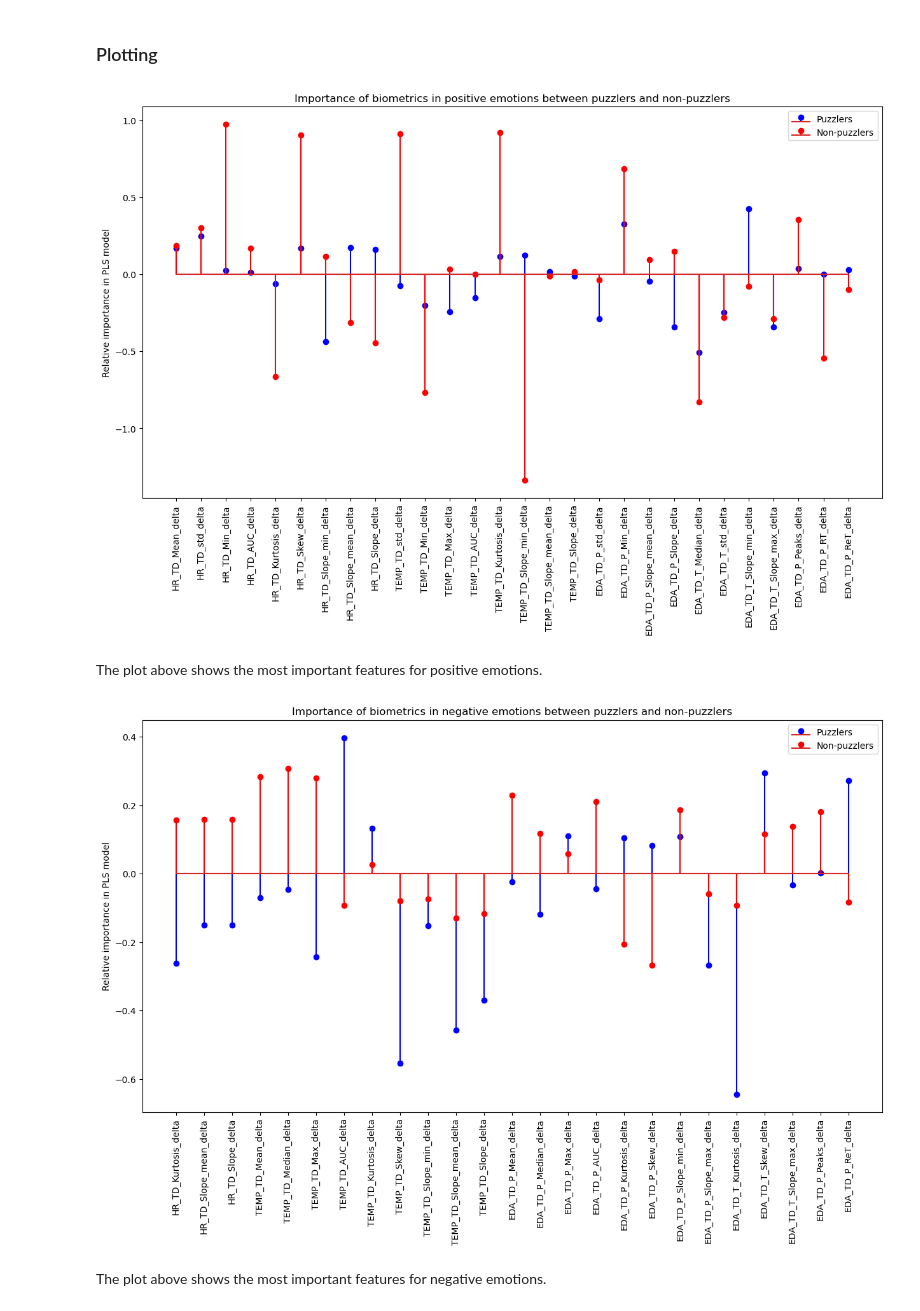
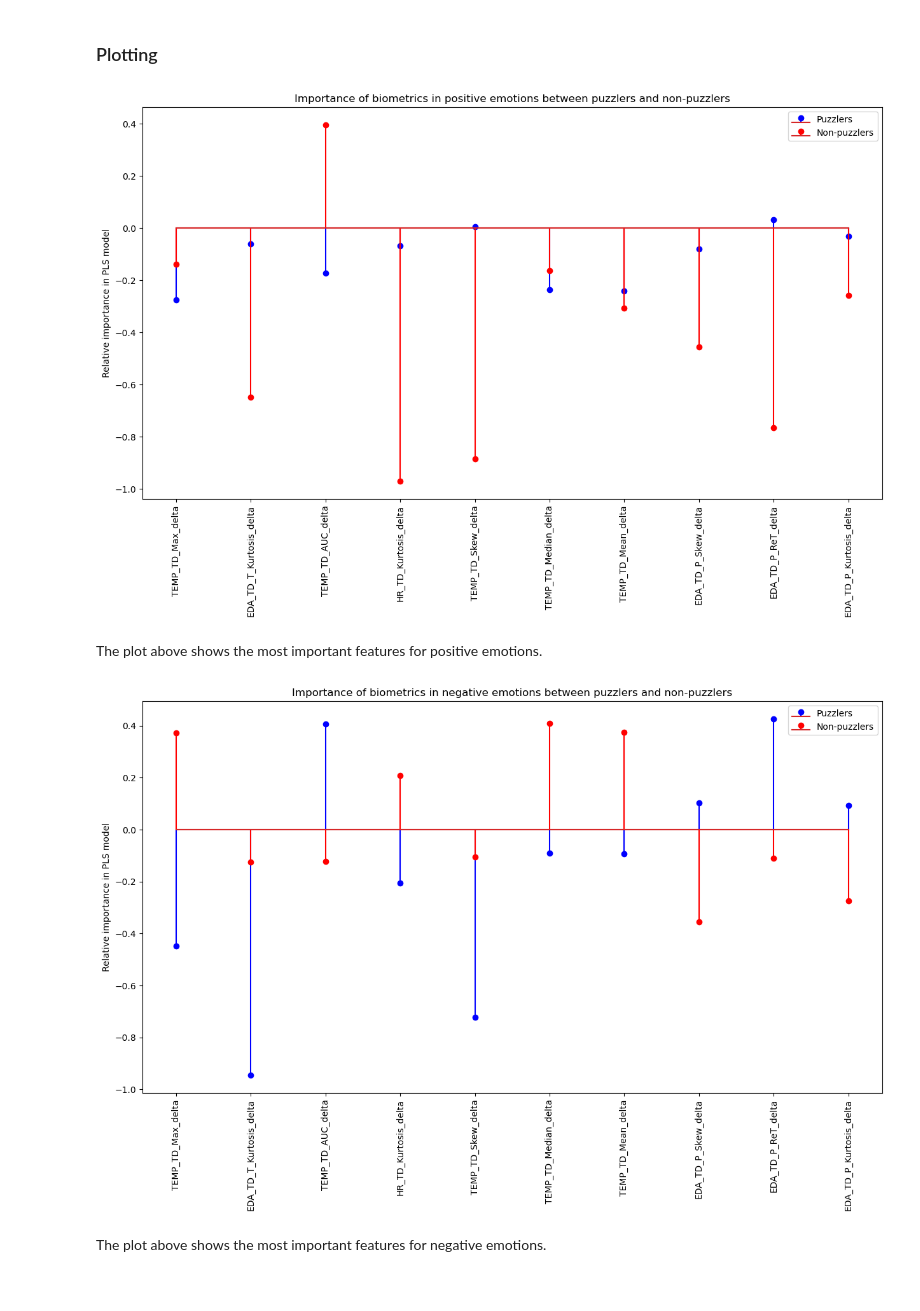
Before and after one commit to andrespat01/CompDataAnalysis, a Jupyter notebook: Case 2/PLS_JackKnife.ipynb, the cells around one changed output. Drawn from its saved outputs; the diff is of its cells as text; code cells hidden in the pictures.

```diff
--- a/Case 2/PLS_JackKnife.ipynb
+++ b/Case 2/PLS_JackKnife.ipynb
@@ -267,14 +287,39 @@ Fitting 10 folds for each of 11 candidates, totalling 110 fits
+# %%
+# we only wish to keep those columns where the value from coef_neg are among the 10 largest in abosulte value
+# we will then use these columns for the PLS model
+abs_coef_neg = np.abs(coef_neg)
+abs_coef_neg = abs_coef_neg.flatten()
+abs_coef_neg = np.sort(abs_coef_neg)
+abs_coef_neg = abs_coef_neg[::-1]
+abs_coef_neg = abs_coef_neg[:10]
+abs_coef_neg = abs_coef_neg.tolist()
+
+# find the columns that are among the 10 largest in absolute value
+columns = []
+for i in range(51):
+    for j in range(10):
+        if abs(coef_neg.flatten()[i]) == abs_coef_neg[j]:
+            columns.append(i)
 # %% [markdown]
 #### Columns for negative emotions to keep after Feature engeering
 # %%
-# We only wish to keep those columns where the confidence interval does not include 0
+# We only wish to keep those columns where the confidence interval does not include 0.
 unsignificant_columns_negative = []
 significant_columns_negative = []
+sign_coef = []
 for i in range(51):
     if conf_int[i,0] <= 0 <= conf_int[i,1]:
         unsignificant_columns_negative.append(X_puzzler.columns[i])
     else:
         significant_columns_negative.append(X_puzzler.columns[i])
+        sign_coef.append(abs(coef_neg.flatten()[i]))
+
+
+# Append abs_coef_neg to the columns, as dataframe
+df = pd.DataFrame(sign_coef, columns = ['coef'])
+df['columns'] = significant_columns_negative
+df = df.sort_values(by='coef', ascending=False)
+sign_columns_negative = df.head(10)['columns'].tolist()
 # %% [markdown]
 ### Same exercise as before, but for positive emotions
 # %%
@@ -469,7 +539,7 @@ Fitting 10 folds for each of 11 candidates, totalling 110 fits
 pls = PLSRegression()
 
 # Select relevant columns
-X_puzzler = puzzler[significant_columns_negative]
+X_puzzler = puzzler[sign_columns_negative]
 
 #normalize data OBS: Måske ikke nødvendigt
 X_puzzler = (X_puzzler - X_puzzler.mean()) / X_puzzler.std()
@@ -489,7 +559,7 @@ coef_puz_neg =grid.best_estimator_.coef_
 pls = PLSRegression()
 
 # Select relevant columns
-X_non_puzzler = non_puzzler[significant_columns_negative]
+X_non_puzzler = non_puzzler[sign_columns_negative]
 
 #normalize data OBS: Måske ikke nødvendigt
 X_non_puzzler = (X_non_puzzler - X_non_puzzler.mean()) / X_non_puzzler.std()
@@ -517,32 +604,32 @@ fig, ax1 = plt.subplots(figsize=(15, 8))
 
 # Plot first pair
 plt.ylabel('Relative importance in PLS model')
-plt.stem(range(1,29), coef_puz_pos.squeeze(), linefmt='b-', markerfmt='bo')
-plt.stem(range(1,29), coef_non_pos.squeeze(), linefmt='r-', markerfmt='ro')
+plt.stem(range(1,11), coef_puz_pos.squeeze(), linefmt='b-', markerfmt='bo')
+plt.stem(range(1,11), coef_non_pos.squeeze(), linefmt='r-', markerfmt='ro')
 plt.legend(['Puzzlers', 'Non-puzzlers'])
-plt.xticks(range(1,29), significant_columns_positive, rotation=90)
+plt.xticks(range(1,11), sign_columns_positive, rotation=90)
 plt.title("Importance of biometrics in positive emotions between puzzlers and non-puzzlers")
 plt.show()
 # %% [output]
-[figure, old version]
+[figure, new version]
 # %% [markdown]
 The plot above shows the most important features for positive emotions. <br>
 # %%
 import matplotlib.pyplot as plt
 import seaborn as sns
 
 # Create subplots
 fig, ax1 = plt.subplots(figsize=(15, 8))
 
 # Plot first pair
 plt.ylabel('Relative importance in PLS model')
-plt.stem(range(1,26), coef_puz_neg.squeeze(), linefmt='b-', markerfmt='bo')
-plt.stem(range(1,26), coef_non_neg.squeeze(), linefmt='r-', markerfmt='ro')
+plt.stem(range(1,11), coef_puz_neg.squeeze(), linefmt='b-', markerfmt='bo')
+plt.stem(range(1,11), coef_non_neg.squeeze(), linefmt='r-', markerfmt='ro')
 plt.legend(['Puzzlers', 'Non-puzzlers'])
-plt.xticks(range(1,26), significant_columns_negative, rotation=90)
+plt.xticks(range(1,11), sign_columns_negative, rotation=90)
 plt.title("Importance of biometrics in negative emotions between puzzlers and non-puzzlers")
 plt.show()
 # %% [output]
-[figure, old version]
+[figure, new version]
 # %% [markdown]
 The plot above shows the most important features for negative emotions. <br>
```
Also changed, not shown: parts of 5 cells of this notebook.
